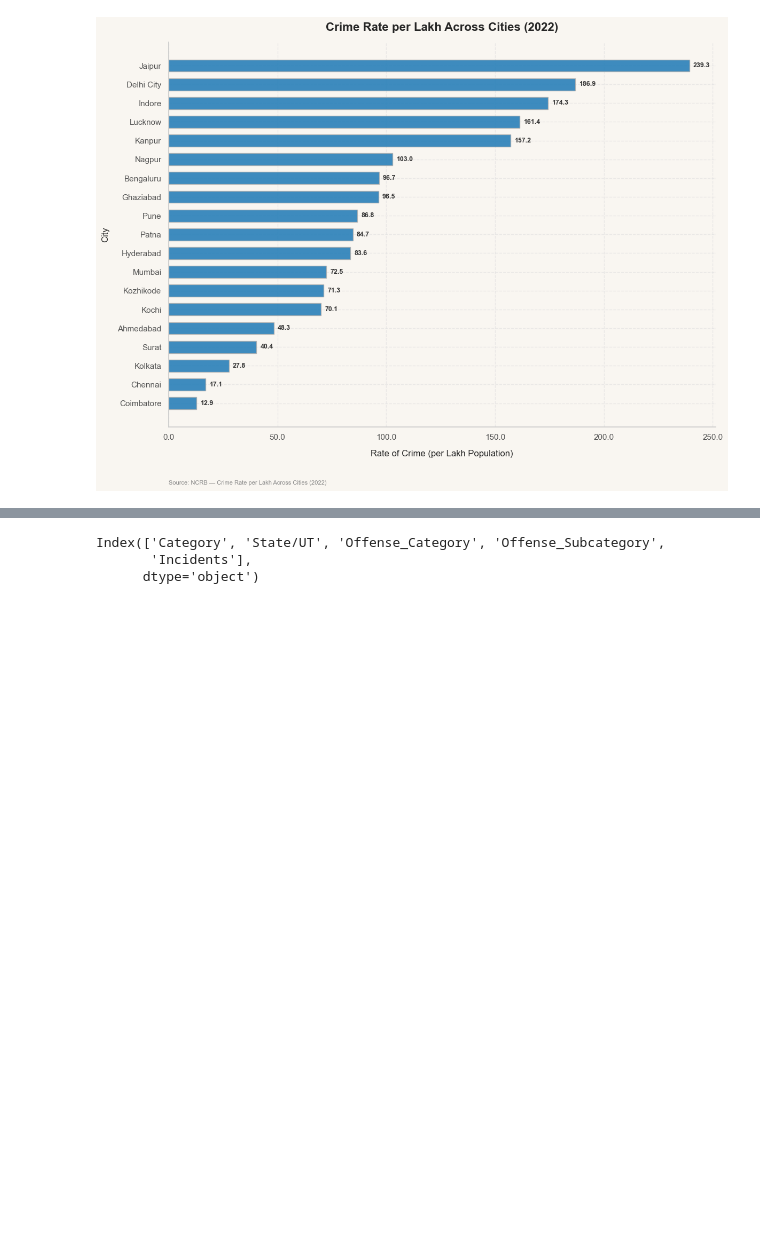
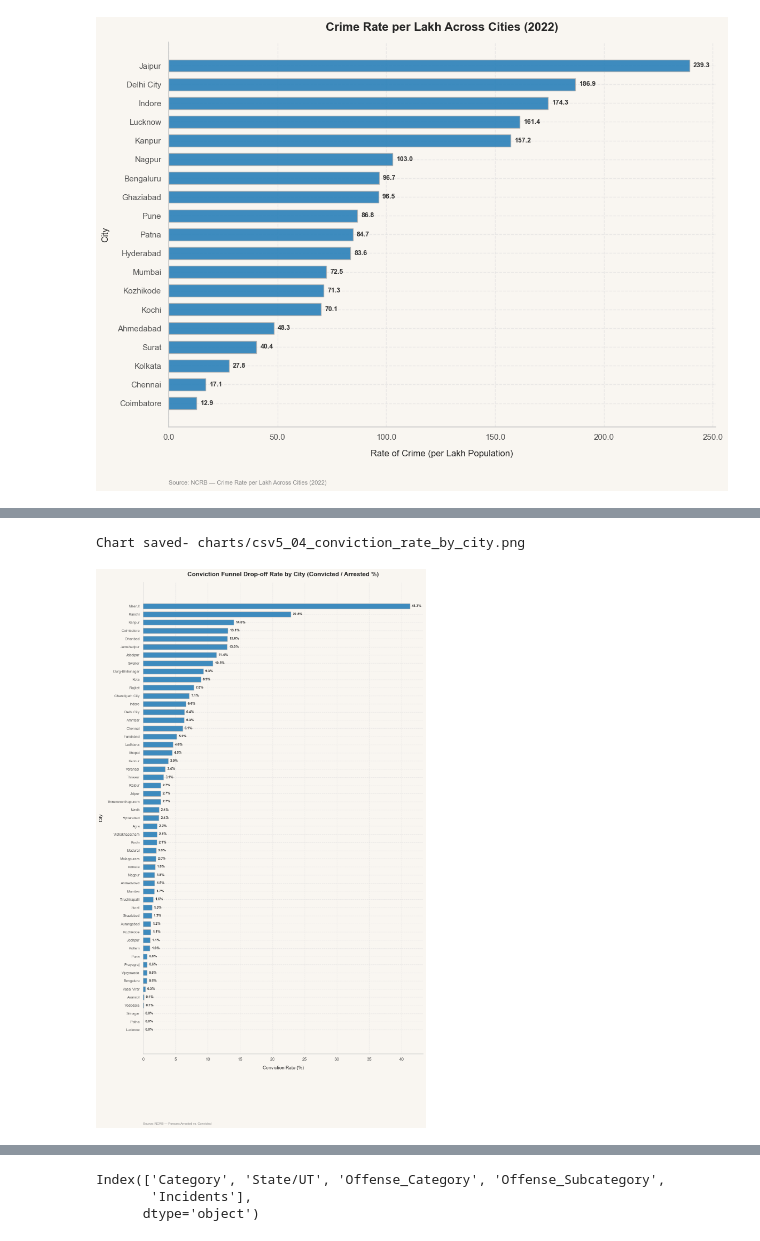
Before and after one commit to bhavya25-ds/The-Committee-Will-Look-Into-It, a Jupyter notebook: 02_Gender_Injustice/03_02_Analysis.ipynb, the cells around one changed output, grey strips where cells are left out. Cells and saved outputs as stored; diff of their text form; code cells hidden in the pictures; blank space fills up the shorter version.

```diff
--- a/02_Gender_Injustice/03_02_Analysis.ipynb
+++ b/02_Gender_Injustice/03_02_Analysis.ipynb
@@ -234,0 +531,79 @@ Chart saved- charts/csv4_03_city_crime_rate_bargraph.png
+# %%
+u.set_style()
+
+csv5.columns = csv5.columns.str.strip()
+
+# Process 'Arrested_Gender' to categorize stage into Arrested vs. Convicted
+def categorize_stage(text):
+    text_lower = str(text).lower()
+    if "convict" in text_lower:
+        return "Convicted"
+    elif "arrest" in text_lower:
+        return "Arrested"
+    return "Other"
+
+csv5["Stage"] = csv5['Crime'].apply(categorize_stage)
+
+# Pivot data to sum counts by City and Stage
+city_totals = csv5.groupby(["city", "Stage"])["person_count"].sum().unstack(fill_value=0)
+
+
+if "Arrested" in city_totals.columns and "Convicted" in city_totals.columns:
+    # 4. Calculate Conviction Rate (%) = (Convicted / Arrested) * 100
+    city_totals["Conviction_Rate"] = (
+        city_totals["Convicted"] / city_totals["Arrested"]
+    ) * 100
+    city_totals["Conviction_Rate"] = (
+        city_totals["Conviction_Rate"].replace([float("inf"), -float("inf")], 0).fillna(0)
+    )
+else:
+    raise ValueError("Could not locate 'Arrested' and 'Convicted' stages in Arrested_Gender.")
+
+# Sort cities ascending for horizontal bar chart display
+sorted_cities = city_totals.sort_values("Conviction_Rate", ascending=True)
+
+fig, ax = plt.subplots(figsize=(12, 20))
+fig.patch.set_facecolor(u.BG_COLOR)
+ax.set_facecolor(u.BG_COLOR)
+
+bars = ax.barh(
+    sorted_cities.index,
+    sorted_cities["Conviction_Rate"],
+    color="#2980b9",
+    height=0.65,
+    edgecolor="#b0b0b0",
+    alpha=0.9,
+)
+
+ax.set_title(
+    "Conviction Funnel Drop-off Rate by City (Convicted / Arrested %)",
+    fontsize=16,
+    fontweight="bold",
+    pad=15,
+)
+ax.set_xlabel("Conviction Rate (%)", fontsize=12)
+ax.set_ylabel("City", fontsize=12)
+ax.tick_params(axis="y", labelsize=9)
+
+for bar in bars:
+    width = bar.get_width()
+    ax.annotate(
+        f"{width:.1f}%",
+        xy=(width, bar.get_y() + bar.get_height() / 2),
+        xytext=(5, 0),
+        textcoords="offset points",
+        ha="left",
+        va="center",
+        fontsize=9,
+        fontweight="bold",
+        color="#333333",
+    )
+
+u.add_source(ax, "NCRB — Persons Arrested vs. Convicted")
+
+plt.tight_layout()
+u.save_fig(fig, "charts", "csv5_04_conviction_rate_by_city.png")
+plt.show()
+# %% [output]
+Chart saved- charts/csv5_04_conviction_rate_by_city.png
+[figure, added]
```
Also changed, not shown: parts of 11 cells of this notebook, 10 other files.
